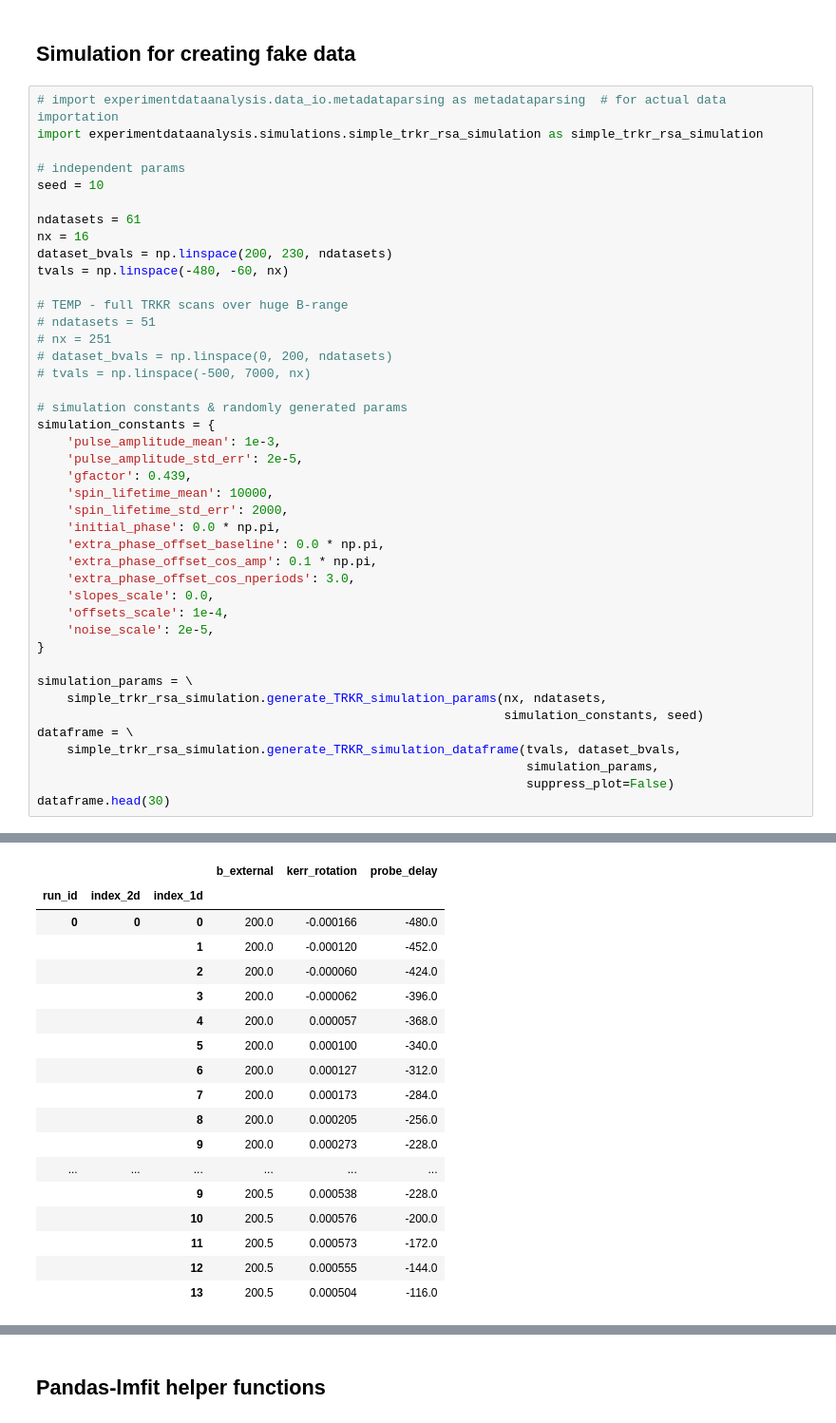
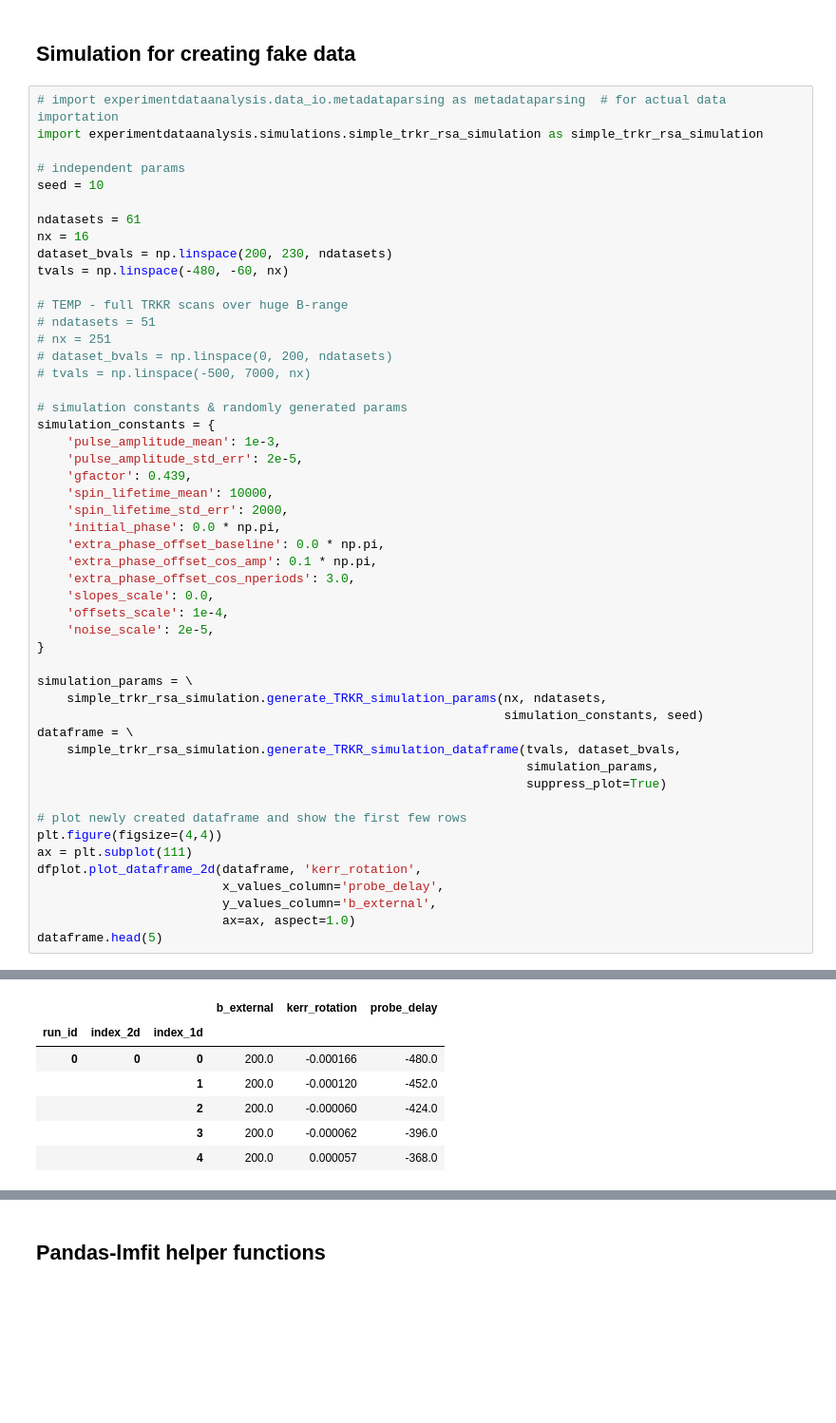
Before and after one commit to mwmacmahon/experimentdataanalysis, a Jupyter notebook: example_processing_fake_trkr.ipynb, the cells around one changed output, grey strips where cells are left out. Shown at 95% size. Drawn from its saved outputs; the diff is of its cells as text; blank space fills up the shorter version.

```diff
--- a/example_processing_fake_trkr.ipynb
+++ b/example_processing_fake_trkr.ipynb
@@ -62,6 +64,14 @@ simulation_params = \
 dataframe = \
     simple_trkr_rsa_simulation.generate_TRKR_simulation_dataframe(tvals, dataset_bvals,
                                                                   simulation_params,
-                                                                  suppress_plot=False)
-dataframe.head(30)
+                                                                  suppress_plot=True)
+
+# plot newly created dataframe and show the first few rows
+plt.figure(figsize=(4,4))
+ax = plt.subplot(111)
+dfplot.plot_dataframe_2d(dataframe, 'kerr_rotation',
+                         x_values_column='probe_delay',
+                         y_values_column='b_external',
+                         ax=ax, aspect=1.0)
+dataframe.head(5)
 # %% [output]
@@ -68,18 +79,7 @@ dataframe.head(30)
 |  |  |  | b_external | kerr_rotation | probe_delay |
 | run_id | index_2d | index_1d |  |  |  |
 | 0 | 0 | 0 | 200.0 | -0.000166 | -480.0 |
 |  |  | 1 | 200.0 | -0.000120 | -452.0 |
 |  |  | 2 | 200.0 | -0.000060 | -424.0 |
 |  |  | 3 | 200.0 | -0.000062 | -396.0 |
 |  |  | 4 | 200.0 | 0.000057 | -368.0 |
-|  |  | 5 | 200.0 | 0.000100 | -340.0 |
-|  |  | 6 | 200.0 | 0.000127 | -312.0 |
-|  |  | 7 | 200.0 | 0.000173 | -284.0 |
-|  |  | 8 | 200.0 | 0.000205 | -256.0 |
-|  |  | 9 | 200.0 | 0.000273 | -228.0 |
-| ... | ... | ... | ... | ... | ... |
-|  |  | 9 | 200.5 | 0.000538 | -228.0 |
-|  |  | 10 | 200.5 | 0.000576 | -200.0 |
-|  |  | 11 | 200.5 | 0.000573 | -172.0 |
-|  |  | 12 | 200.5 | 0.000555 | -144.0 |
-|  |  | 13 | 200.5 | 0.000504 | -116.0 |
```
Also changed, not shown: parts of 3 cells of this notebook, 2 other files.
